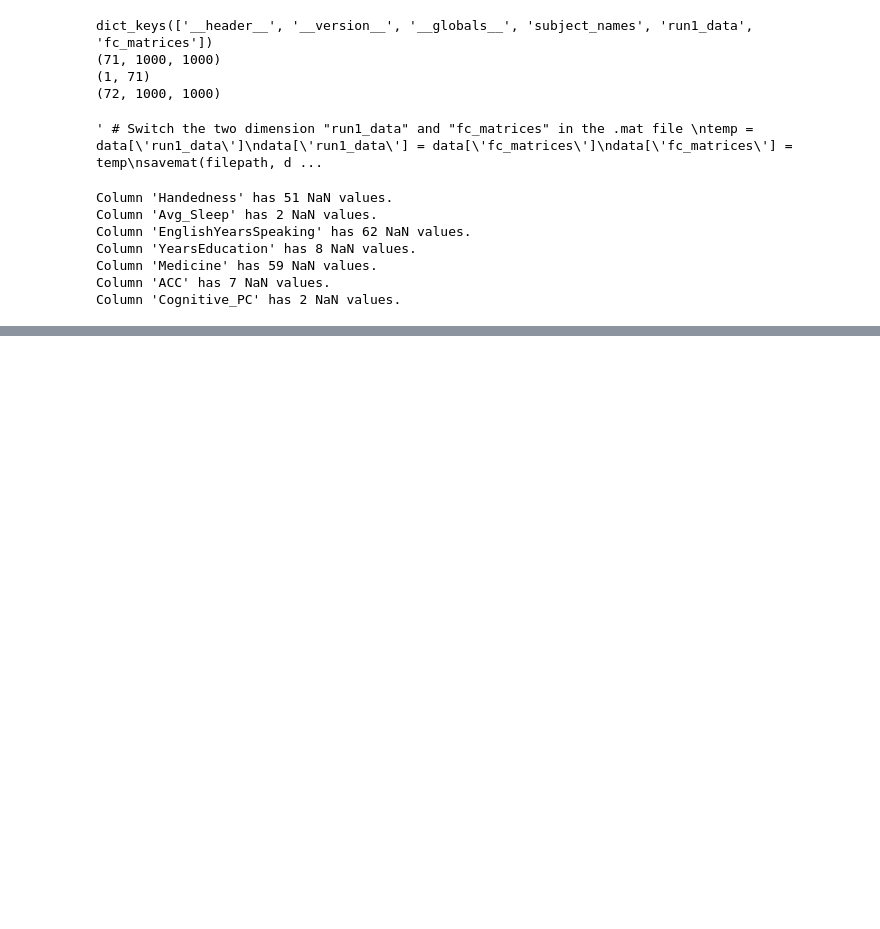
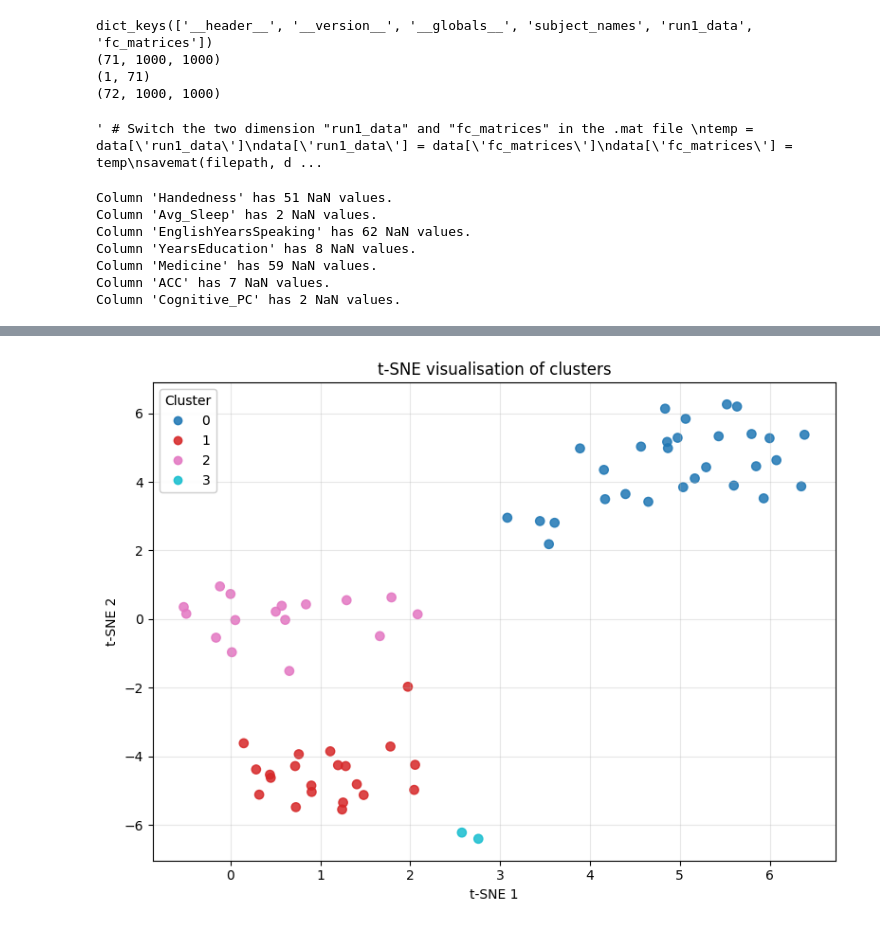
Before and after one commit to Oddrne/Master-Thesis-Autoencoder-and-UMAP-clustering-on-functional-connectivity, a Jupyter notebook: test.ipynb, the cells around one changed output, grey strips where cells are left out. Drawn from its saved outputs; the diff is of its cells as text; code cells hidden in the pictures; blank space fills up the shorter version.

```diff
--- a/test.ipynb
+++ b/test.ipynb
@@ -116,0 +175,10 @@ Column 'Cognitive_PC' has 2 NaN values.
+# %%
+# T-sne for one clustering
+from Evaluate_models_clean import plot_clustering
+
+labels_path = "Clusters\\DCEC_400x400_68_O_subjects_run2_cluster_4_labels_predicted_labels_.txt"
+middle_layer_path = "Clusters\\DCEC_400x400_68_O_subjects_run2_cluster_4_middle_layer_predicted_labels_.txt"
+
+temp_results = plot_clustering(labels_path=labels_path, middle_layer_path=middle_layer_path)
+# %% [output]
+[figure, added]
```
Also changed, not shown: parts of 15 cells of this notebook, 5 other files.
